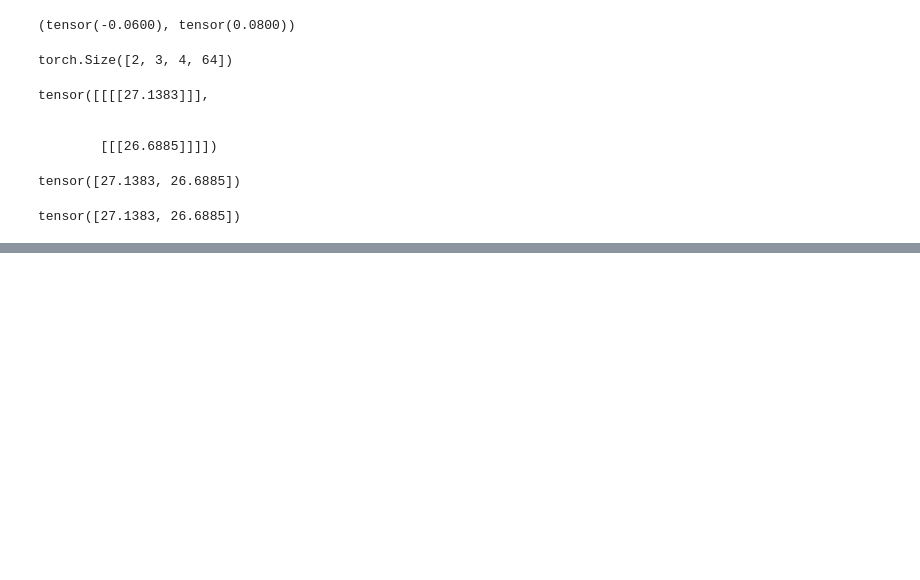
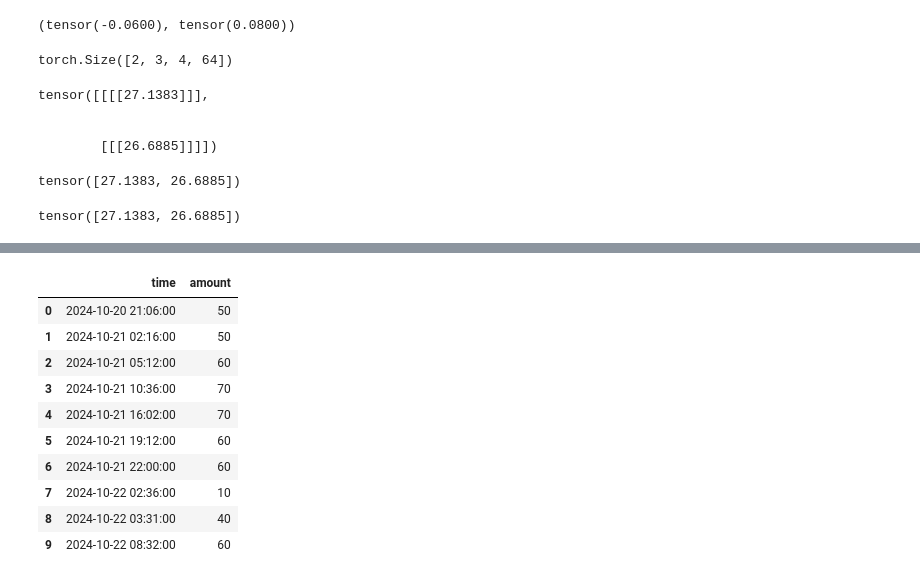
Before and after one commit to wassname/repr-preference-optimization, a Jupyter notebook: nbs/103_scratch_loss.ipynb, the cells around one changed output, grey strips where cells are left out. Saved outputs shown, nothing was run; the diff lists cells and outputs as text; code cells hidden in the pictures; blank space fills up the shorter version.

```diff
--- a/nbs/103_scratch_loss.ipynb
+++ b/nbs/103_scratch_loss.ipynb
@@ -449,0 +499,14 @@ tensor([27.1383, 26.6885])
+# %%
+df
+# %% [output]
+|  | time | amount |
+| 0 | 2024-10-20 21:06:00 | 50 |
+| 1 | 2024-10-21 02:16:00 | 50 |
+| 2 | 2024-10-21 05:12:00 | 60 |
+| 3 | 2024-10-21 10:36:00 | 70 |
+| 4 | 2024-10-21 16:02:00 | 70 |
+| 5 | 2024-10-21 19:12:00 | 60 |
+| 6 | 2024-10-21 22:00:00 | 60 |
+| 7 | 2024-10-22 02:36:00 | 10 |
+| 8 | 2024-10-22 03:31:00 | 40 |
+| 9 | 2024-10-22 08:32:00 | 60 |
```
Also changed, not shown: parts of 1 cell of this notebook, 4 other files.
